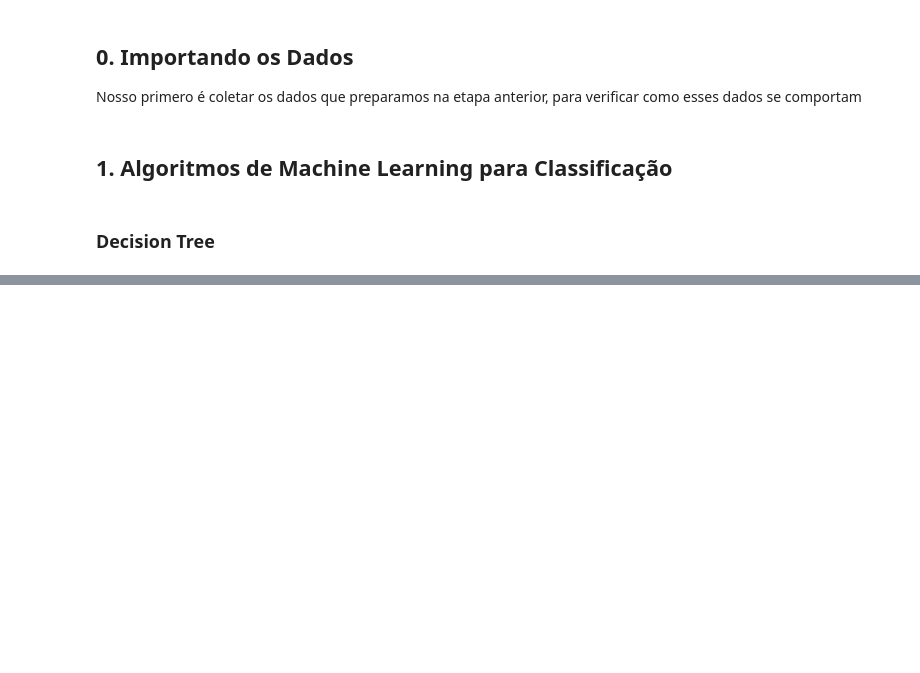
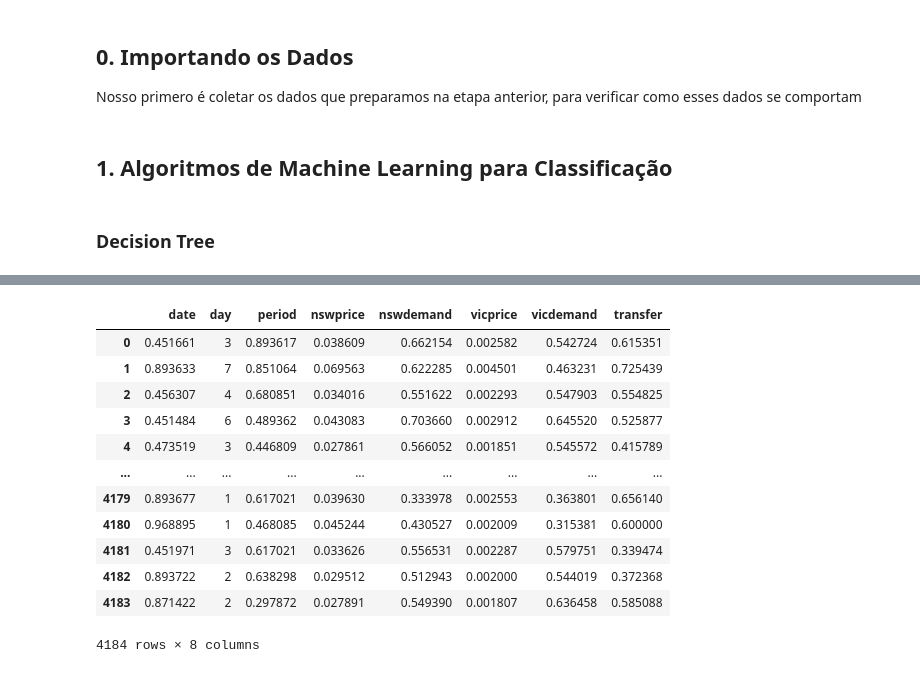
Before and after one commit to GuilhermeMaciel75/SI5-ELEC2, a Jupyter notebook: notebooks/04-Variacao_Parametrica/decision_tree.ipynb, the cells around one changed output, grey strips where cells are left out. Saved outputs shown, nothing was run; the diff lists cells and outputs as text; code cells hidden in the pictures; blank space fills up the shorter version.

```diff
--- a/notebooks/04-Variacao_Parametrica/decision_tree.ipynb
+++ b/notebooks/04-Variacao_Parametrica/decision_tree.ipynb
@@ -95,0 +98,16 @@ plots.model_evaluate(model_dt, df_dt, X_test, Y_test, model_name="Decision Tree"
+# %%
+X_test
+# %% [output]
+|  | date | day | period | nswprice | nswdemand | vicprice | vicdemand | transfer |
+| 0 | 0.451661 | 3 | 0.893617 | 0.038609 | 0.662154 | 0.002582 | 0.542724 | 0.615351 |
+| 1 | 0.893633 | 7 | 0.851064 | 0.069563 | 0.622285 | 0.004501 | 0.463231 | 0.725439 |
+| 2 | 0.456307 | 4 | 0.680851 | 0.034016 | 0.551622 | 0.002293 | 0.547903 | 0.554825 |
+| 3 | 0.451484 | 6 | 0.489362 | 0.043083 | 0.703660 | 0.002912 | 0.645520 | 0.525877 |
+| 4 | 0.473519 | 3 | 0.446809 | 0.027861 | 0.566052 | 0.001851 | 0.545572 | 0.415789 |
+| ... | ... | ... | ... | ... | ... | ... | ... | ... |
+| 4179 | 0.893677 | 1 | 0.617021 | 0.039630 | 0.333978 | 0.002553 | 0.363801 | 0.656140 |
+| 4180 | 0.968895 | 1 | 0.468085 | 0.045244 | 0.430527 | 0.002009 | 0.315381 | 0.600000 |
+| 4181 | 0.451971 | 3 | 0.617021 | 0.033626 | 0.556531 | 0.002287 | 0.579751 | 0.339474 |
+| 4182 | 0.893722 | 2 | 0.638298 | 0.029512 | 0.512943 | 0.002000 | 0.544019 | 0.372368 |
+| 4183 | 0.871422 | 2 | 0.297872 | 0.027891 | 0.549390 | 0.001807 | 0.636458 | 0.585088 |
+4184 rows × 8 columns
```
Also changed, not shown: parts of 6 cells of this notebook, 5 other files.
